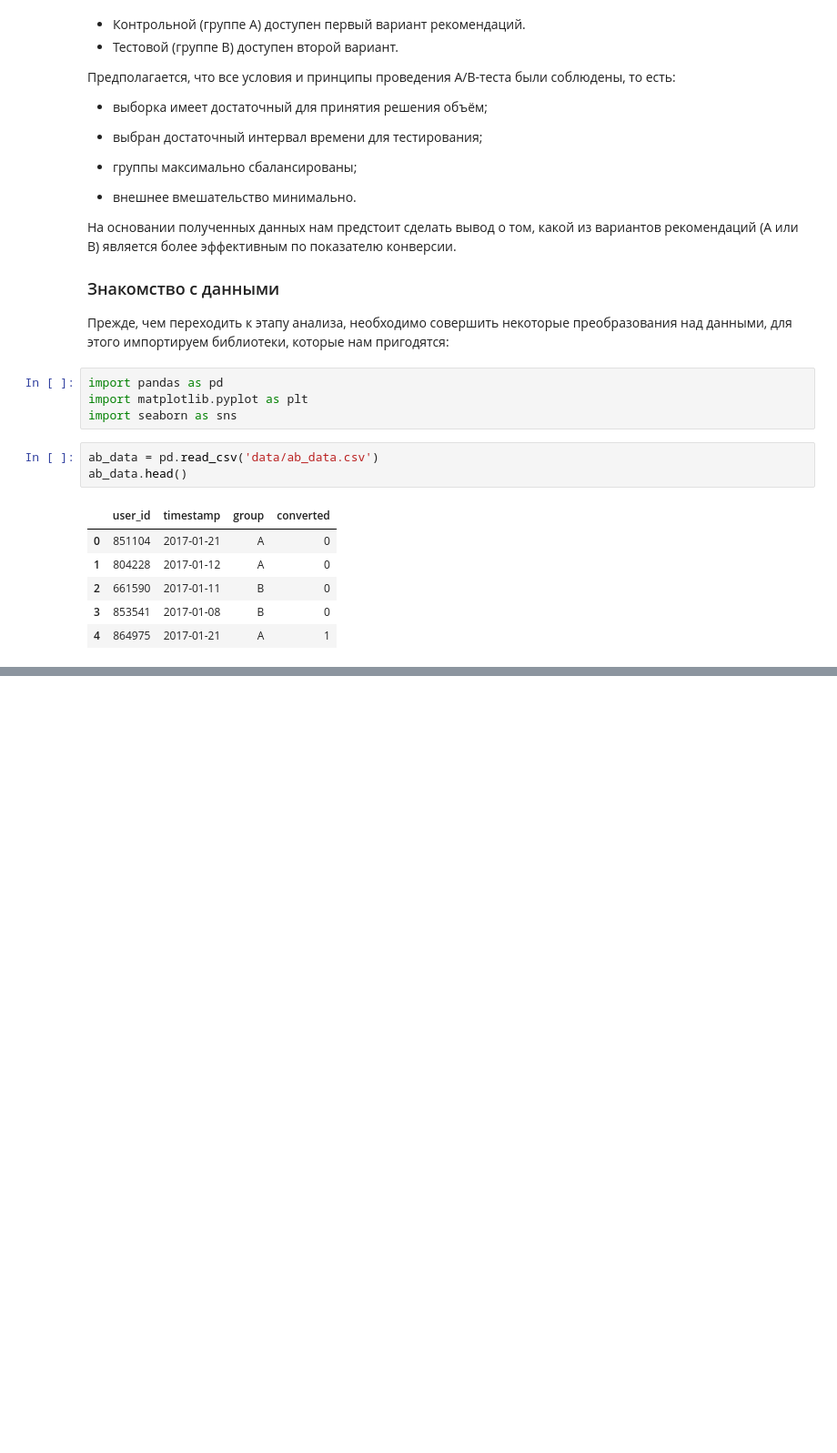
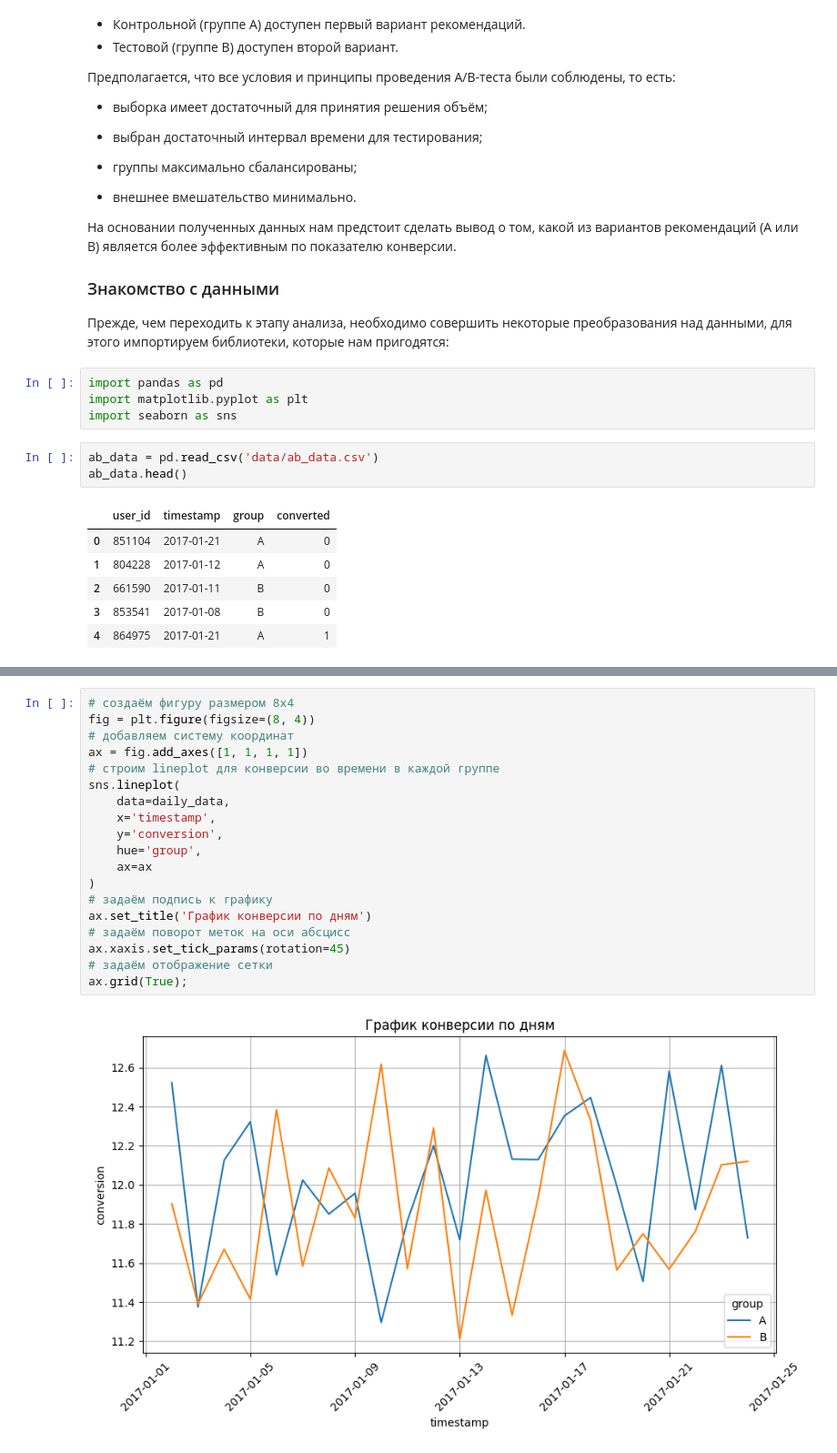
Before and after one commit to inconstant1313/Sandbox, a Jupyter notebook: DSPR_119/EDA_5/EDA_5_theory.ipynb, the cells around one changed output, grey strips where cells are left out. Shown at 91% size. Saved outputs shown, nothing was run; the diff lists cells and outputs as text; blank space fills up the shorter version.

```diff
--- a/DSPR_119/EDA_5/EDA_5_theory.ipynb
+++ b/DSPR_119/EDA_5/EDA_5_theory.ipynb
@@ -45,0 +181,21 @@ ab_data.head()
+# %%
+# создаём фигуру размером 8x4
+fig = plt.figure(figsize=(8, 4))
+# добавляем систему координат
+ax = fig.add_axes([1, 1, 1, 1])
+# строим lineplot для конверсии во времени в каждой группе
+sns.lineplot(
+    data=daily_data,
+    x='timestamp',
+    y='conversion',
+    hue='group',
+    ax=ax
+)
+# задаём подпись к графику
+ax.set_title('График конверсии по дням')
+# задаём поворот меток на оси абсцисс
+ax.xaxis.set_tick_params(rotation=45)
+# задаём отображение сетки
+ax.grid(True);
+# %% [output]
+[figure, added]
```
Also changed, not shown: parts of 48 cells of this notebook.
